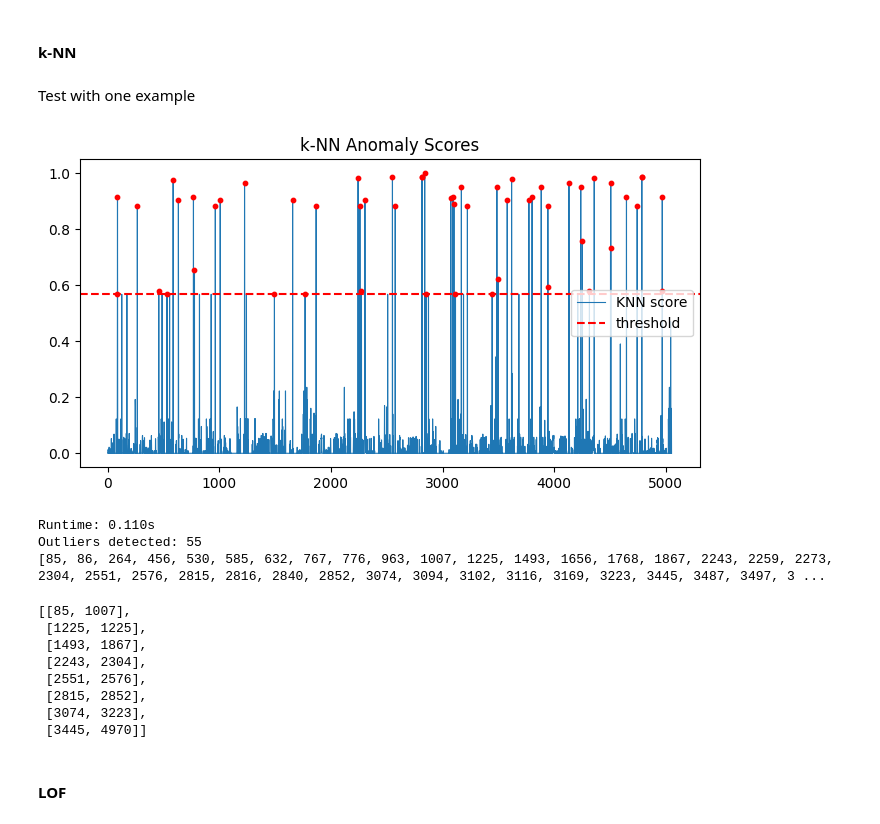
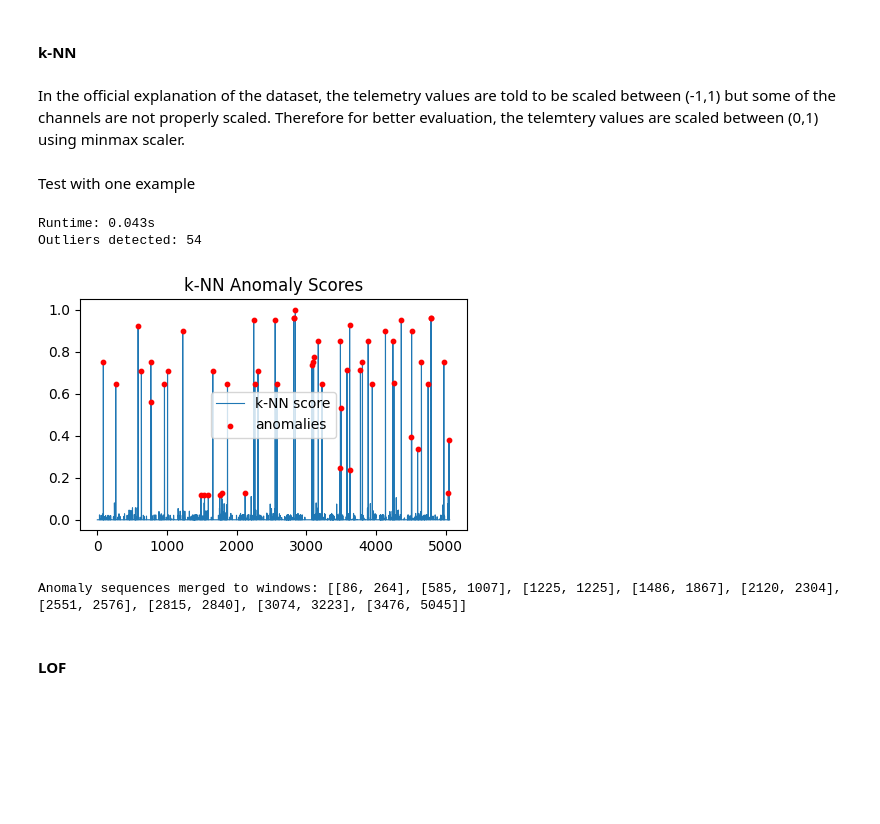
Before and after one commit to elifserra/anomaly-detection-and-characterization-in-nasa-telemetry-data, a Jupyter notebook: data_load_and_preprocess.ipynb, the cells around one changed output. Cells and saved outputs as stored; diff of their text form; code cells hidden in the pictures; blank space fills up the shorter version.

```diff
--- a/data_load_and_preprocess.ipynb
+++ b/data_load_and_preprocess.ipynb
@@ -325,3 +326,11 @@ def merge_to_windows(predicted_labels, gap_threshold):
             end = t
     windows.append([int(start), int(end)])
     return windows
+# %%
+# check if the said scaling is done properly
+for channel in point_channels + contextual_channels:
+    data = np.load(f"data/data/data/test/{channel}.npy")
+    col0_min = data[:, 0].min()
+    col0_max = data[:, 0].max()
+    if col0_min < -1.01 or col0_max > 1.01:
+        print(f"{channel}: min={col0_min:.3f}, max={col0_max:.3f}  ← OUT OF RANGE")
@@ -365,8 +383,11 @@ def IQR_calc(data):
 # %%
-# test the IQR method for a single channel first
 e_7 = np.load("data/data/data/test/E-7.npy")
-results = IQR_calc(e_7)
+results_IQR = IQR_calc(e_7)
+results_kNN = k_NN_calc(e_7, False, num_neighbors=20)
 
-print(len(results["outlier_timesteps"]))
-print(results["outlier_timesteps"])
+print(len(results_IQR["outlier_timesteps"]))
+print(results_IQR["outlier_timesteps"])
+
+print(len(results_kNN["outlier_timesteps"]))
+print(results_kNN["outlier_timesteps"])
 # %% [output]
@@ -386,12 +405,28 @@ k-NN and LOF are utilized for contextual anomaly detection since contextual anom
 # %% [markdown]
 The attributes of the raw data are already one-hot encoded and the telemetry measures are pre-scaled between (-1,1). So we can directly use the data as-is.
 # %%
-# helper funciton
+# helper funcitons
 
+# distance score'u verinin %99'undan fazla olanlar anomaly olarak etiketleniyor
 def scores_to_labels(scores, threshold_percentile=99):
-    """Convert anomaly scores to binary labels"""
+    """Converts anomaly scores to binary labels 1-outlier, 0-not"""
     threshold = np.percentile(scores, threshold_percentile)
     return (scores >= threshold).astype(int), (np.where(scores >= threshold)[0]).tolist()
+
+def scale_first_column(data):
+    scaler = MinMaxScaler(feature_range=(-1, 1))
+    data[:, 0] = scaler.fit_transform(data[:, 0].reshape(-1,1)).flatten()
+    return data
+
+def plot_detected_anomalies(scores, timesteps, method: str):
+    plt.figure(figsize=(5, 3))
+    plt.plot(scores, label="k-NN score", linewidth=0.8)
+    plt.scatter(timesteps, scores[timesteps], color='red', s=10, zorder=5, label="anomalies")
+    plt.legend()
+    plt.title(f"{method} Anomaly Scores")
+    plt.show()
 # %% [markdown]
 #### k-NN
+# %% [markdown]
+In the official explanation of the dataset, the telemetry values are told to be scaled between (-1,1) but some of the channels are not properly scaled. Therefore for better evaluation, the telemtery values are scaled between (0,1) using minmax scaler.
 # %%
@@ -444,23 +478,15 @@ Test with one example
 # %%
 f_7 = np.load("data/data/data/test/F-7.npy")
 
-results = k_NN_calc(f_7, True, num_neighbors=60)
-print(results['outlier_timesteps'])
-windows = merge_to_windows(results['is_outlier'], gap_threshold_contextual)
-windows
+results_kNN = k_NN_calc(f_7, True, num_neighbors=20)
+windows = merge_to_windows(results_kNN['is_outlier'], gap_threshold_contextual)
+print(f"Anomaly sequences merged to windows: {windows}")
+# [1250, 1450], [2670, 2790], [3325, 3425]
 # %% [output]
+Runtime: 0.043s
+Outliers detected: 54
-[figure, old version]
+[figure, new version]
-Runtime: 0.110s
-Outliers detected: 55
-[85, 86, 264, 456, 530, 585, 632, 767, 776, 963, 1007, 1225, 1493, 1656, 1768, 1867, 2243, 2259, 2273, 2304, 2551, 2576, 2815, 2816, 2840, 2852, 3074, 3094, 3102, 3116, 3169, 3223, 3445, 3487, 3497, 3 ...
-[[85, 1007],
- [1225, 1225],
- [1493, 1867],
- [2243, 2304],
- [2551, 2576],
- [2815, 2852],
- [3074, 3223],
- [3445, 4970]]
+Anomaly sequences merged to windows: [[86, 264], [585, 1007], [1225, 1225], [1486, 1867], [2120, 2304], [2551, 2576], [2815, 2840], [3074, 3223], [3476, 5045]]
 # %% [markdown]
 #### LOF
 # %%
```
Also changed, not shown: parts of 16 cells of this notebook.
